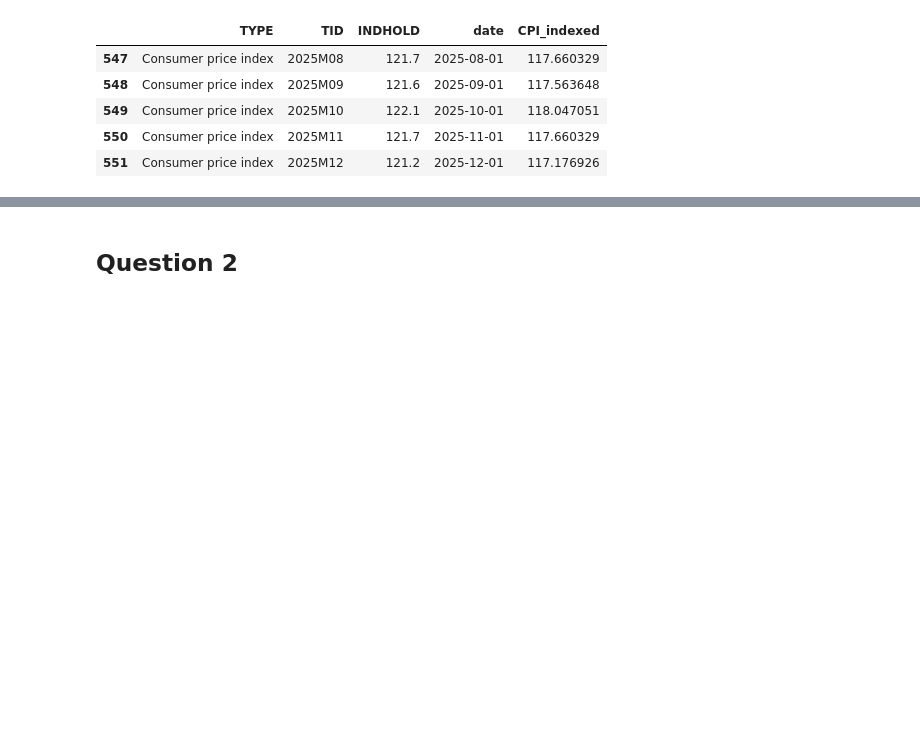
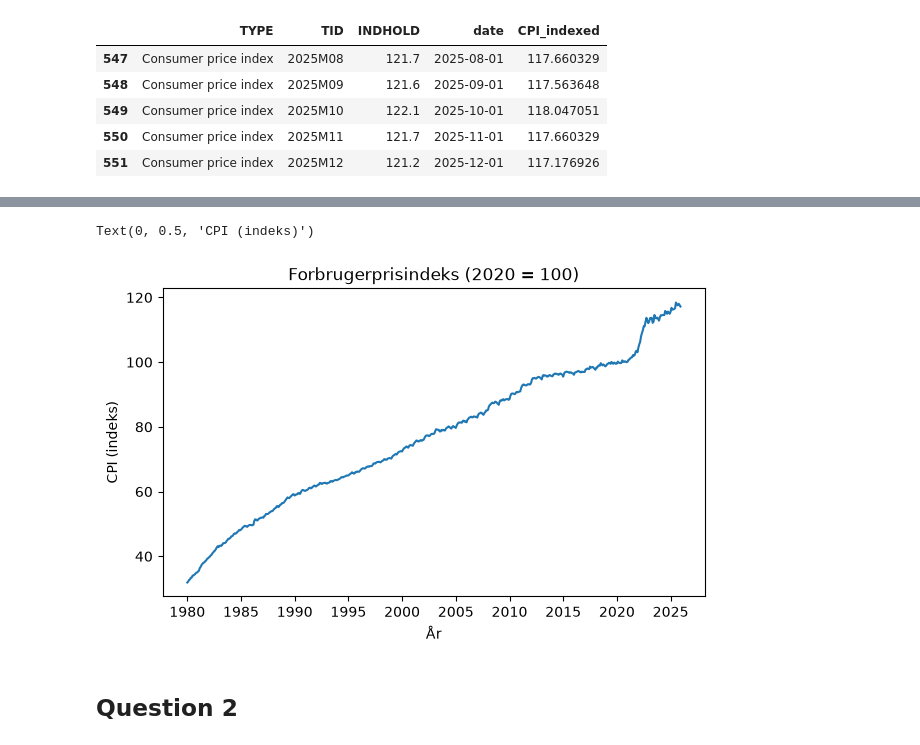
Before and after one commit to NumEconCopenhagen/projects-2025-jvb, a Jupyter notebook: 01_dataproject/dataproject.ipynb, the cells around one changed output, grey strips where cells are left out. Cells and saved outputs as stored; diff of their text form; code cells hidden in the pictures; blank space fills up the shorter version.

```diff
--- a/01_dataproject/dataproject.ipynb
+++ b/01_dataproject/dataproject.ipynb
@@ -108,3 +108,8 @@ data.tail()
 | 549 | Consumer price index | 2025M10 | 122.1 | 2025-10-01 | 118.047051 |
 | 550 | Consumer price index | 2025M11 | 121.7 | 2025-11-01 | 117.660329 |
 | 551 | Consumer price index | 2025M12 | 121.2 | 2025-12-01 | 117.176926 |
+# %%
+data['inflation_mom'] = data['CPI_indexed'].pct_change(periods=1)
+data['inflation_12m'] = data['CPI_indexed'].pct_change(periods=12)
+
+data.tail(15)
@@ -111,3 +133,15 @@ data.tail()
+# %%
+fig = plt.figure(figsize=(7,4))
+ax = fig.add_subplot(111)
+
+ax.plot(data['date'], data['CPI_indexed'])
+
+ax.set_title('Forbrugerprisindeks (2020 = 100)')
+ax.set_xlabel('År')
+ax.set_ylabel('CPI (indeks)')
+# %% [output]
+Text(0, 0.5, 'CPI (indeks)')
+[figure, added]
 # %%
 data = dataproject.load_data()
 # %% [markdown]
```
Also changed, not shown: parts of 1 cell of this notebook.
